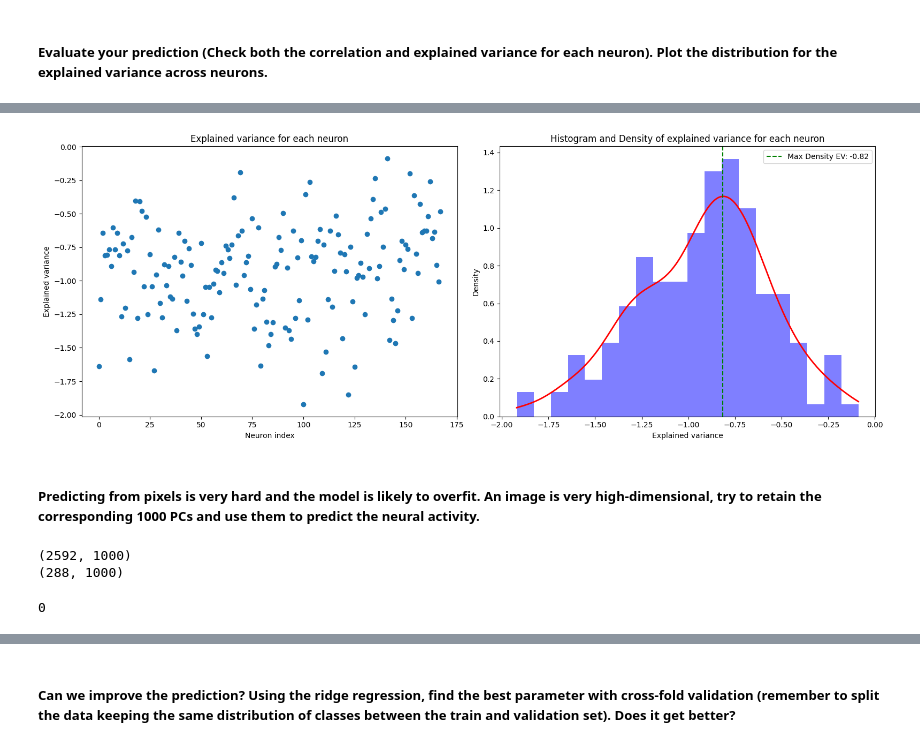
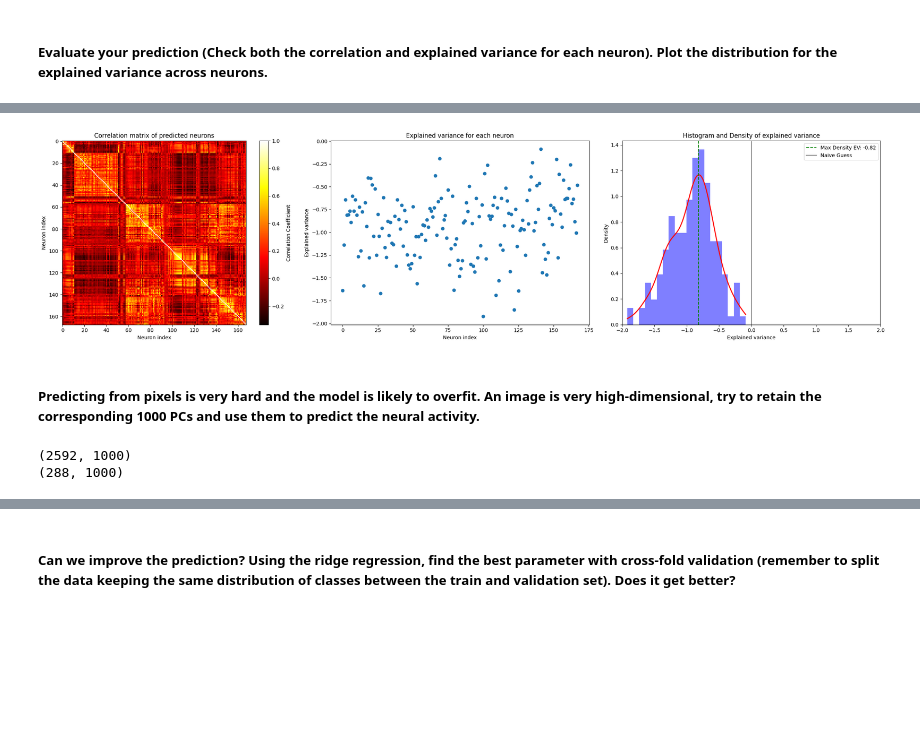
Before and after one commit to GuilhermeCosta-Ferreira/BLCI_G21, a Jupyter notebook: week6.ipynb, the cells around one changed output, grey strips where cells are left out. Drawn from its saved outputs; the diff is of its cells as text; code cells hidden in the pictures; blank space fills up the shorter version.

```diff
--- a/week6.ipynb
+++ b/week6.ipynb
@@ -160,30 +148,43 @@ plt.show()
 # %%
-# Inspect the explained variance for each neuron
-fig, ax = plt.subplots(1, 2, figsize=(16, 6))
+# Correlate the neurons of the model with each other and plot the correlation matrix
+correlation_matrix = np.corrcoef(predictions_train.T)
 
-# Scatter plot of explained variance per neuron
-ax[0].scatter(range(n_neurons), [explained_variance_score(spikes_val[:, i], predictions_val[:, i]) for i in range(n_neurons)])
-ax[0].set_xlabel('Neuron index')
-ax[0].set_ylabel('Explained variance')
-ax[0].set_title('Explained variance for each neuron')
+# Create the 3 subplots
+fig, axes = plt.subplots(1, 3, figsize=(24, 6))
 
+# --- Subplot 1: Correlation matrix ---
+im = axes[0].imshow(correlation_matrix, cmap='hot', interpolation='nearest')
+cbar = fig.colorbar(im, ax=axes[0])
+cbar.set_label('Correlation Coefficient')
+axes[0].set_title('Correlation matrix of predicted neurons')
+axes[0].set_xlabel('Neuron index')
+axes[0].set_ylabel('Neuron index')
+
+# --- Subplot 2: Explained variance scatter ---
 ev_scores = [explained_variance_score(spikes_val[:, i], predictions_val[:, i]) for i in range(n_neurons)]
-ax[1].hist(ev_scores, bins=20, density=True, alpha=0.5, color='b')
+axes[1].scatter(range(n_neurons), ev_scores)
+axes[1].set_xlabel('Neuron index')
+axes[1].set_ylabel('Explained variance')
+axes[1].set_title('Explained variance for each neuron')
+
+# --- Subplot 3: Histogram + density of explained variance ---
+axes[2].hist(ev_scores, bins=20, density=True, alpha=0.5, color='b')
 density = stats.gaussian_kde(ev_scores)
 x = np.linspace(min(ev_scores), max(ev_scores), 200)
-ax[1].plot(x, density(x), 'r', linewidth=2)
-# Find x value where density is maximum
+axes[2].plot(x, density(x), 'r', linewidth=2)
 max_density_val = x[np.argmax(density(x))]
-ax[1].axvline(x=max_density_val, color='g', linestyle='--', label=f'Max Density EV: {max_density_val:.2f}')
-ax[1].set_xlabel('Explained variance')
-ax[1].set_ylabel('Density')
-ax[1].set_title('Histogram and Density of explained variance for each neuron')
-ax[1].legend()
+axes[2].axvline(x=max_density_val, color='g', linestyle='--', label=f'Max Density EV: {max_density_val:.2f}')
+axes[2].axvline(x=0, color='black', label="Naive Guess", alpha=0.5)
+axes[2].set_xlabel('Explained variance')
+axes[2].set_ylabel('Density')
+axes[2].set_title('Histogram and Density of explained variance')
+axes[2].set_xlim(-2, 2)
+axes[2].legend()
 
 plt.tight_layout()
 plt.show()
 # %% [output]
-[figure, old version]
+[figure, new version]
 # %% [markdown]
 ##### Predicting from pixels is very hard and the model is likely to overfit. An image is very high-dimensional, try to retain the corresponding 1000 PCs and use them to predict the neural activity.
 # %%
@@ -200,10 +201,9 @@ stimulus_test_pca = pca.transform(stimulus_test_reshape)
 print(stimulus_train_pca.shape)
 print(stimulus_val_pca.shape)
 
-os.system('afplay /System/Library/Sounds/Ping.aiff') # Notifies when the code is done
+#os.system('afplay /System/Library/Sounds/Ping.aiff') # Notifies when the code is done
 # %% [output]
 (2592, 1000)
 (288, 1000)
-0
 # %%
 # Delete pre PCA data
```
Also changed, not shown: parts of 25 cells of this notebook.
